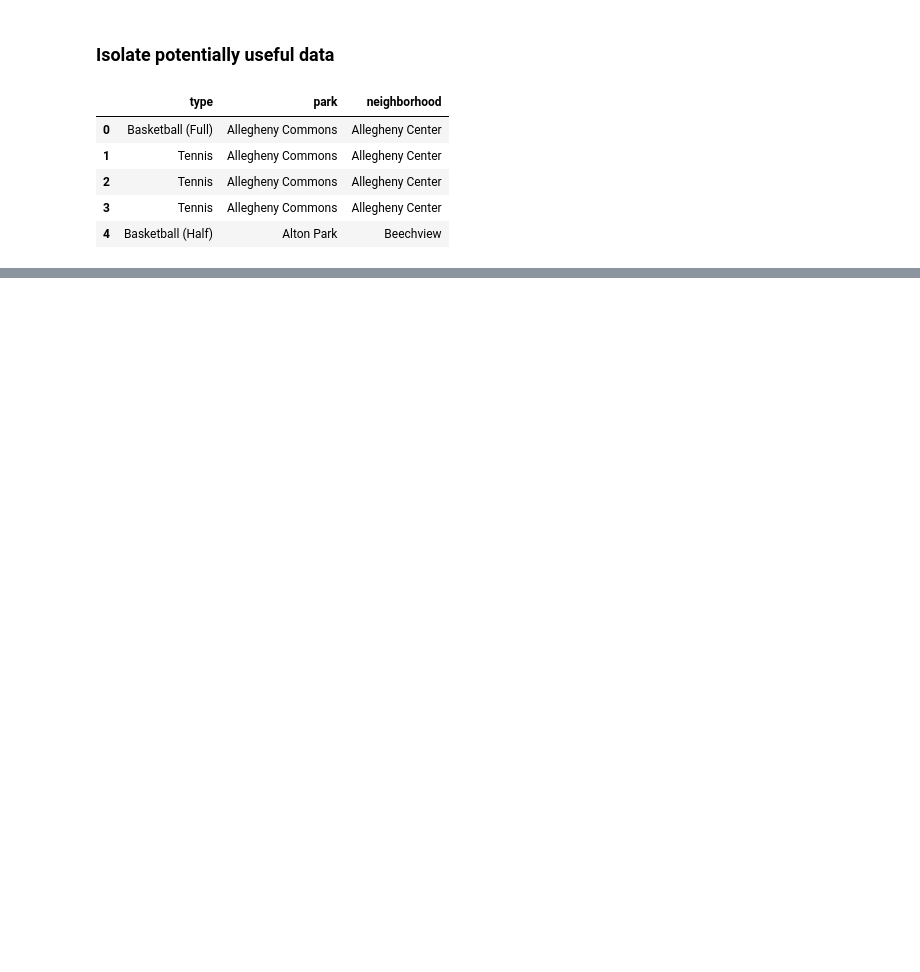
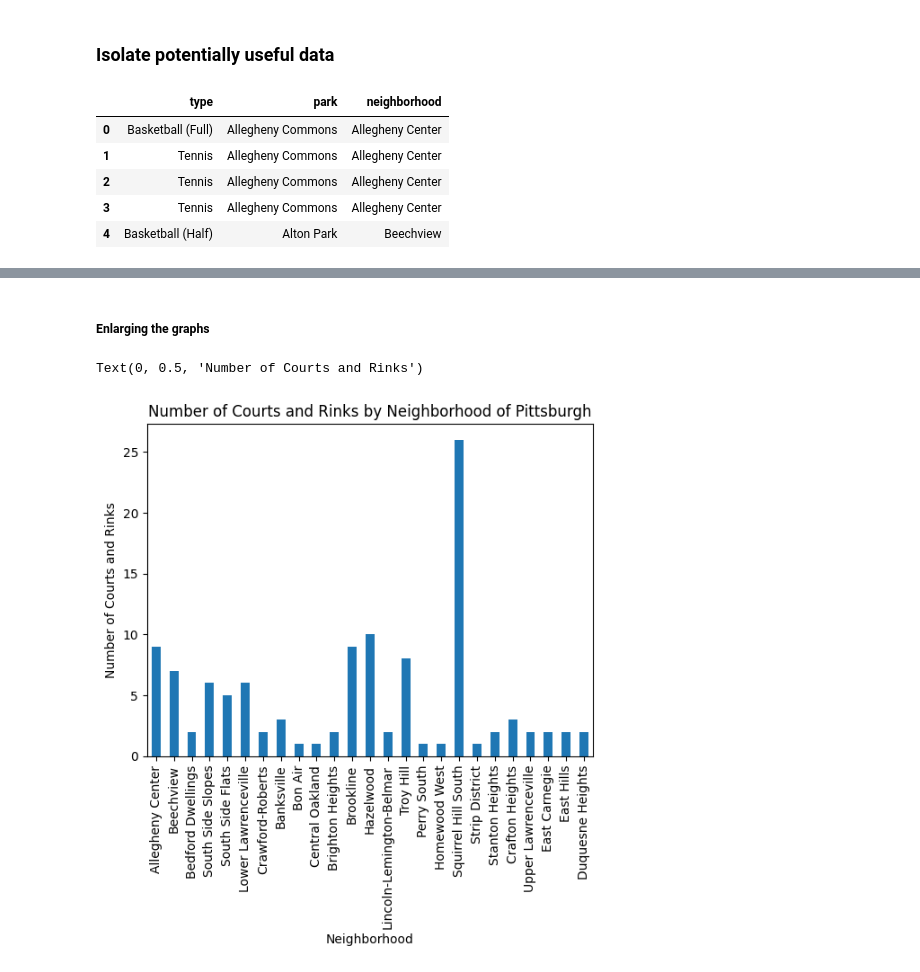
Before and after one commit to danielhufnagle/CMPINF0010FinalProj, a Jupyter notebook: courts-rinks.ipynb, the cells around one changed output, grey strips where cells are left out. Cells and saved outputs as stored; diff of their text form; code cells hidden in the pictures; blank space fills up the shorter version.

```diff
--- a/courts-rinks.ipynb
+++ b/courts-rinks.ipynb
@@ -31,0 +75,10 @@ data.head()
+# %% [markdown]
+##### Enlarging the graphs
+# %%
+n_series[:21].plot.bar(rot=90)
+plt.title('Number of Courts and Rinks by Neighborhood of Pittsburgh')
+plt.xlabel('Neighborhood')
+plt.ylabel('Number of Courts and Rinks')
+# %% [output]
+Text(0, 0.5, 'Number of Courts and Rinks')
+[figure, added]
```
Also changed, not shown: parts of 7 cells of this notebook.
